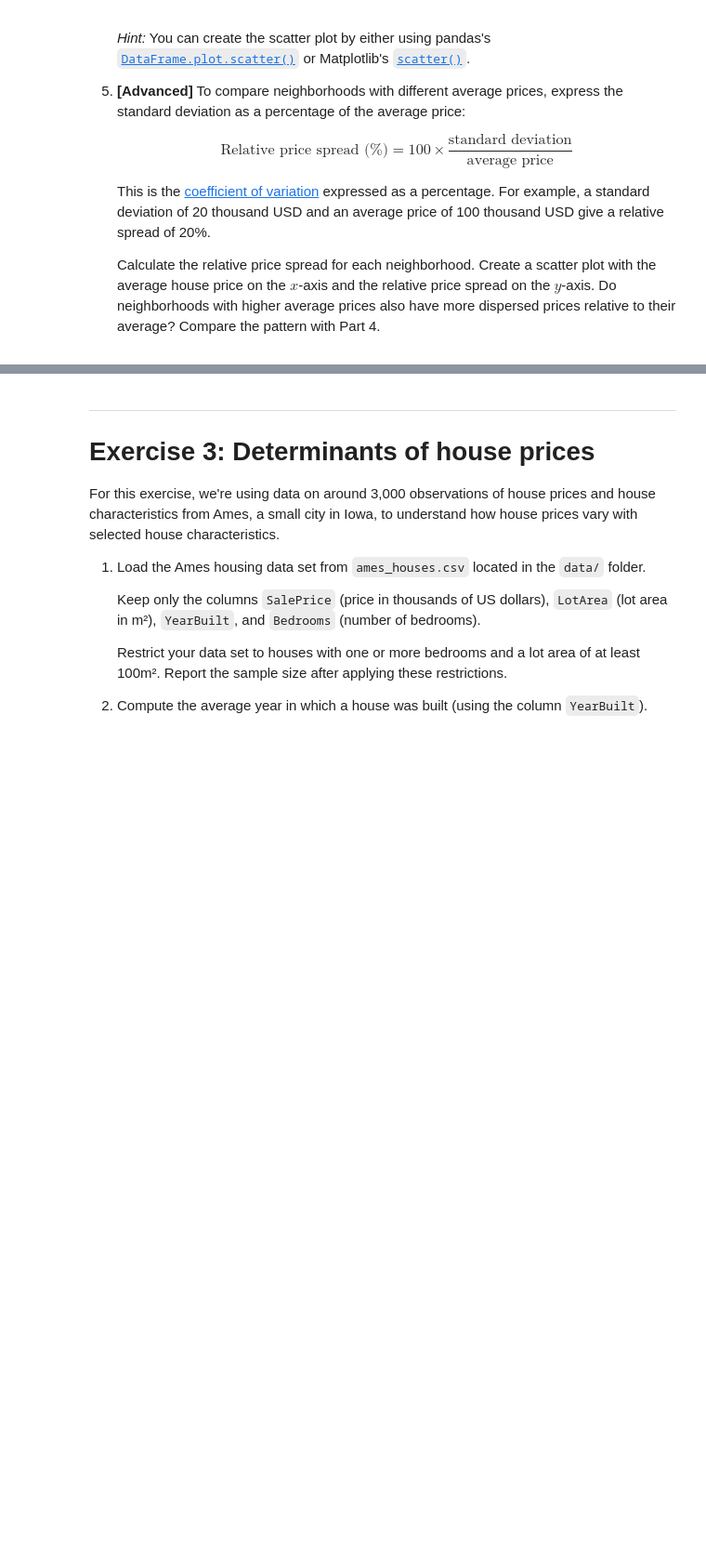
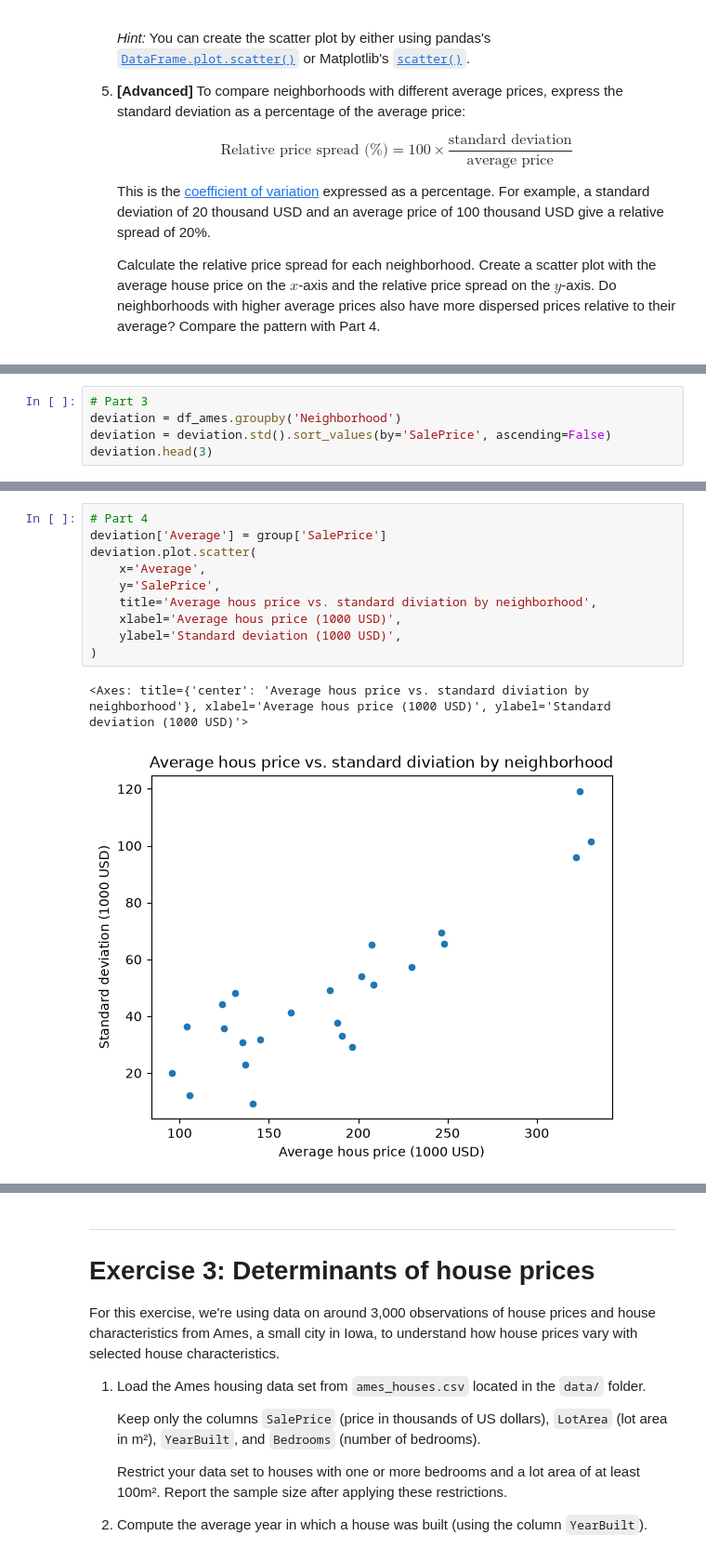
Before and after one commit to theamaelen-wq/TECH2-H26, a Jupyter notebook: workshops/workshop4/workshop4_TOEM.ipynb, the cells around one changed output, grey strips where cells are left out. Shown at 93% size. Saved outputs shown, nothing was run; the diff lists cells and outputs as text; blank space fills up the shorter version.

```diff
--- a/workshops/workshop4/workshop4_TOEM.ipynb
+++ b/workshops/workshop4/workshop4_TOEM.ipynb
@@ -191,0 +246,5 @@ df_ames
+# %%
+# Part 3
+deviation = df_ames.groupby('Neighborhood')
+deviation = deviation.std().sort_values(by='SalePrice', ascending=False)
+deviation.head(3)
@@ -191,0 +257,13 @@ df_ames
+# %%
+# Part 4
+deviation['Average'] = group['SalePrice']
+deviation.plot.scatter(
+    x='Average',
+    y='SalePrice',
+    title='Average hous price vs. standard diviation by neighborhood',
+    xlabel='Average hous price (1000 USD)',
+    ylabel='Standard deviation (1000 USD)',
+)
+# %% [output]
+<Axes: title={'center': 'Average hous price vs. standard diviation by neighborhood'}, xlabel='Average hous price (1000 USD)', ylabel='Standard deviation (1000 USD)'>
+[figure, added]
```
Also changed, not shown: parts of 38 cells of this notebook.
